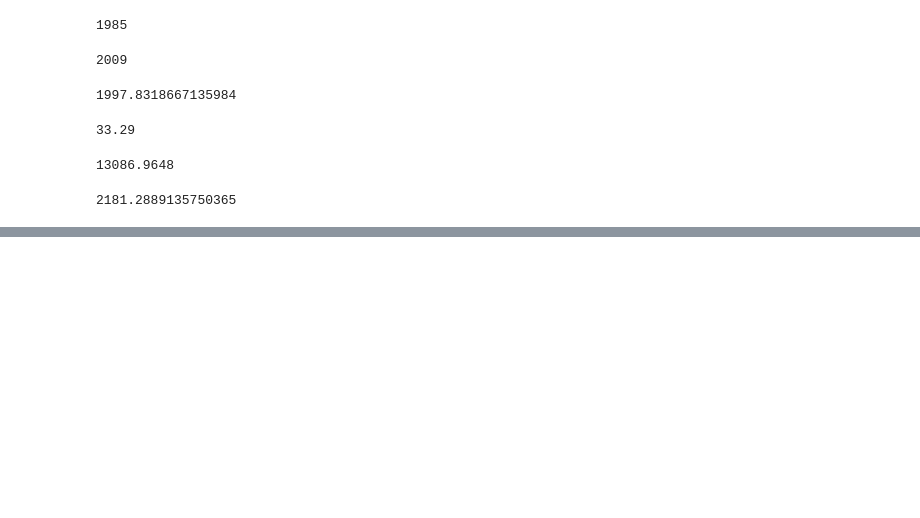
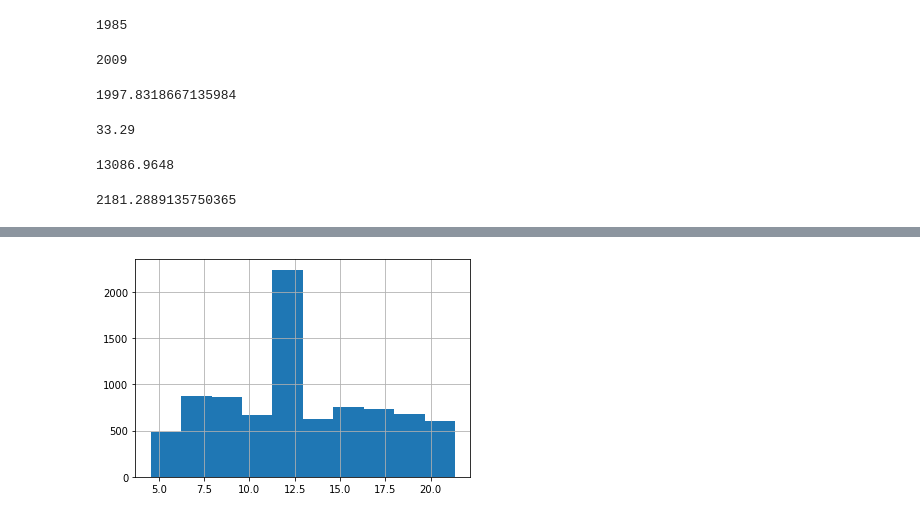
Before and after one commit to Brojas1/FSP, a Jupyter notebook: Copy_of_Food_Sales_Prediction.ipynb, the cells around one changed output, grey strips where cells are left out. Saved outputs shown, nothing was run; the diff lists cells and outputs as text; code cells hidden in the pictures; blank space fills up the shorter version.

```diff
--- a/Copy_of_Food_Sales_Prediction.ipynb
+++ b/Copy_of_Food_Sales_Prediction.ipynb
@@ -260,0 +273,5 @@ df["Item_Outlet_Sales"].mean()
+# %%
+#df.hist();
+df["Item_Weight"].hist();
+# %% [output]
+[figure, added]
```
Also changed, not shown: parts of 6 cells of this notebook.
